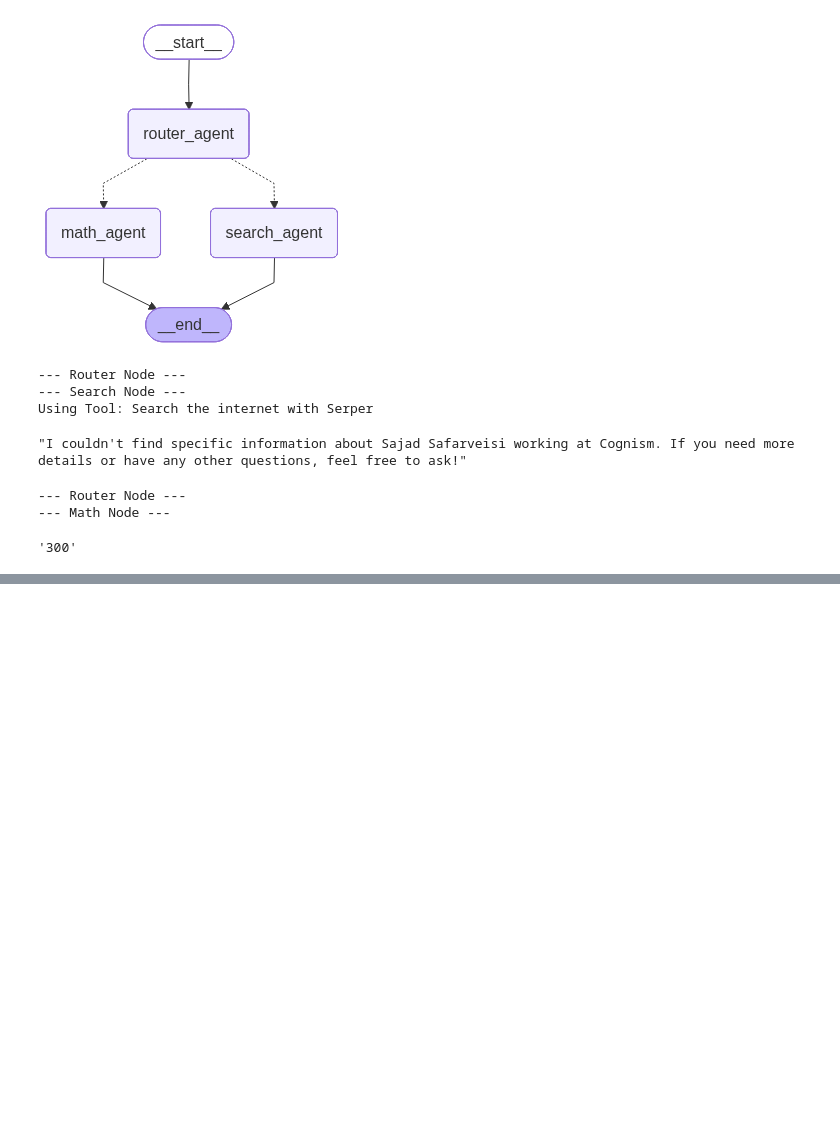
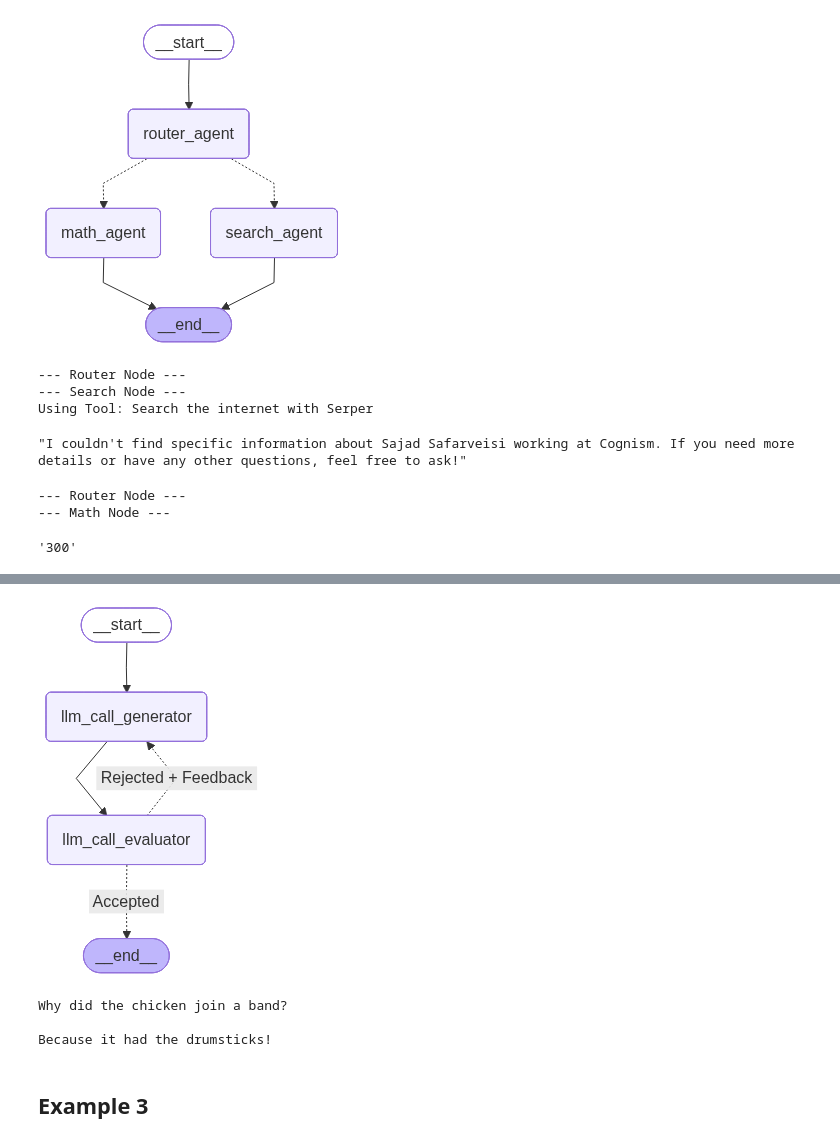
Before and after one commit to ssafarveisi-dataops/mcp-demo, a Jupyter notebook: search_agent.ipynb, the cells around one changed output, grey strips where cells are left out. Cells and saved outputs as stored; diff of their text form; code cells hidden in the pictures; blank space fills up the shorter version.

Commit message:
Added more examples using langchain

```diff
--- a/search_agent.ipynb
+++ b/search_agent.ipynb
@@ -172,0 +197,2 @@ app.invoke({})["answer"] # test for search node
+# %%
+evaluator = llm.with_structured_output(Feedback)
@@ -172,0 +210,48 @@ app.invoke({})["answer"] # test for search node
+# %%
+def llm_call_evaluator(state: State) -> State:
+    """LLM evaluates the joke"""
+
+    grade = evaluator.invoke(f"Grade the joke {state['joke']}")
+    return {"funny_or_not": grade.grade, "feedback": grade.feedback}
+# %%
+def route_joke(state: State) -> str:
+    """Route back to joke generator or end based upon feedback from the evaluator"""
+
+    if state["funny_or_not"] == "funny":
+        return "Accepted"
+    else:
+        return "Rejected + Feedback"
+# %%
+# Build workflow
+optimizer_builder = StateGraph(State)
+
+# Add nodes
+optimizer_builder.add_node("llm_call_generator", llm_call_generator)
+optimizer_builder.add_node("llm_call_evaluator", llm_call_evaluator)
+
+# Add edges
+optimizer_builder.add_edge(START, "llm_call_generator")
+optimizer_builder.add_edge("llm_call_generator", "llm_call_evaluator")
+optimizer_builder.add_conditional_edges(
+    "llm_call_evaluator",
+    route_joke,
+    {
+        "Accepted": END,
+        "Rejected + Feedback": "llm_call_generator"
+    }
+)
+
+optimizer_workflow = optimizer_builder.compile()
+# %%
+display(Image(optimizer_workflow.get_graph().draw_mermaid_png()))
+# %% [output]
+[figure, added]
+# %%
+state = optimizer_workflow.invoke({"topic": "chickens"})
+print(state["joke"])
+# %% [output]
+Why did the chicken join a band?
+
+Because it had the drumsticks!
+# %% [markdown]
+## Example 3
```
Also changed, not shown: parts of 15 cells of this notebook.
